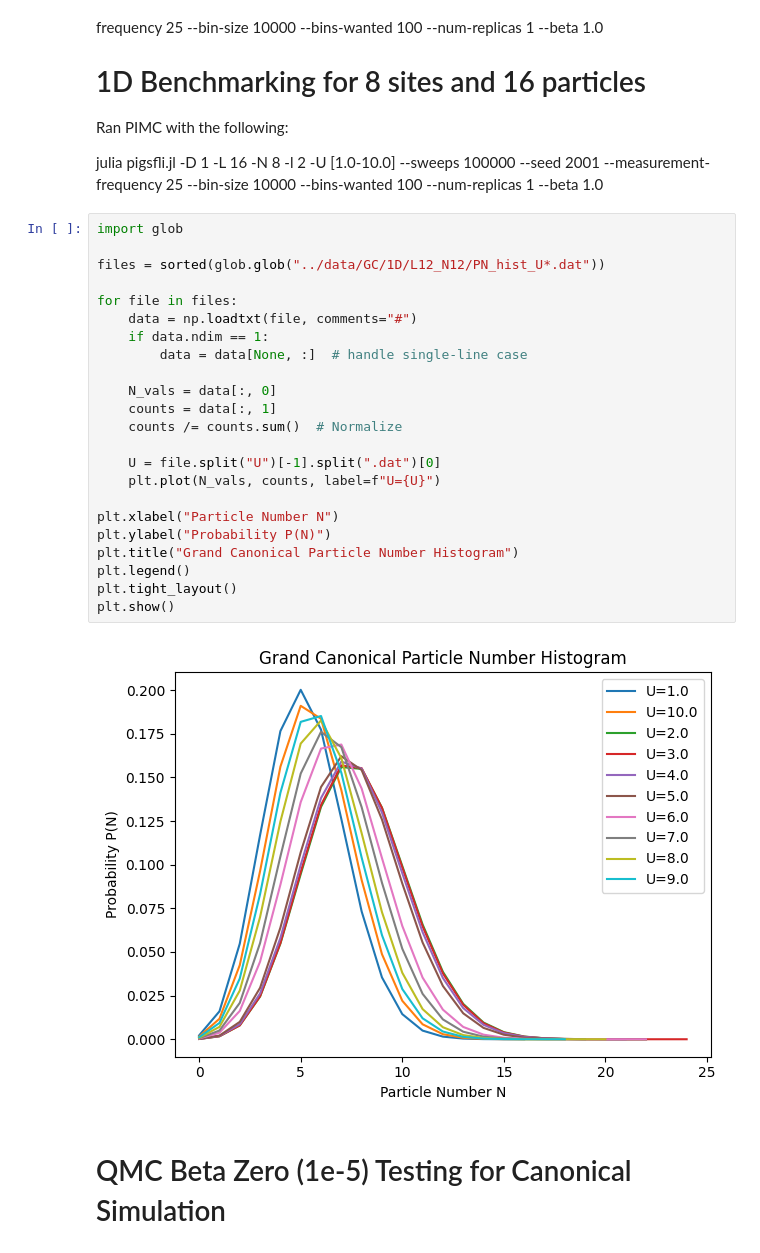
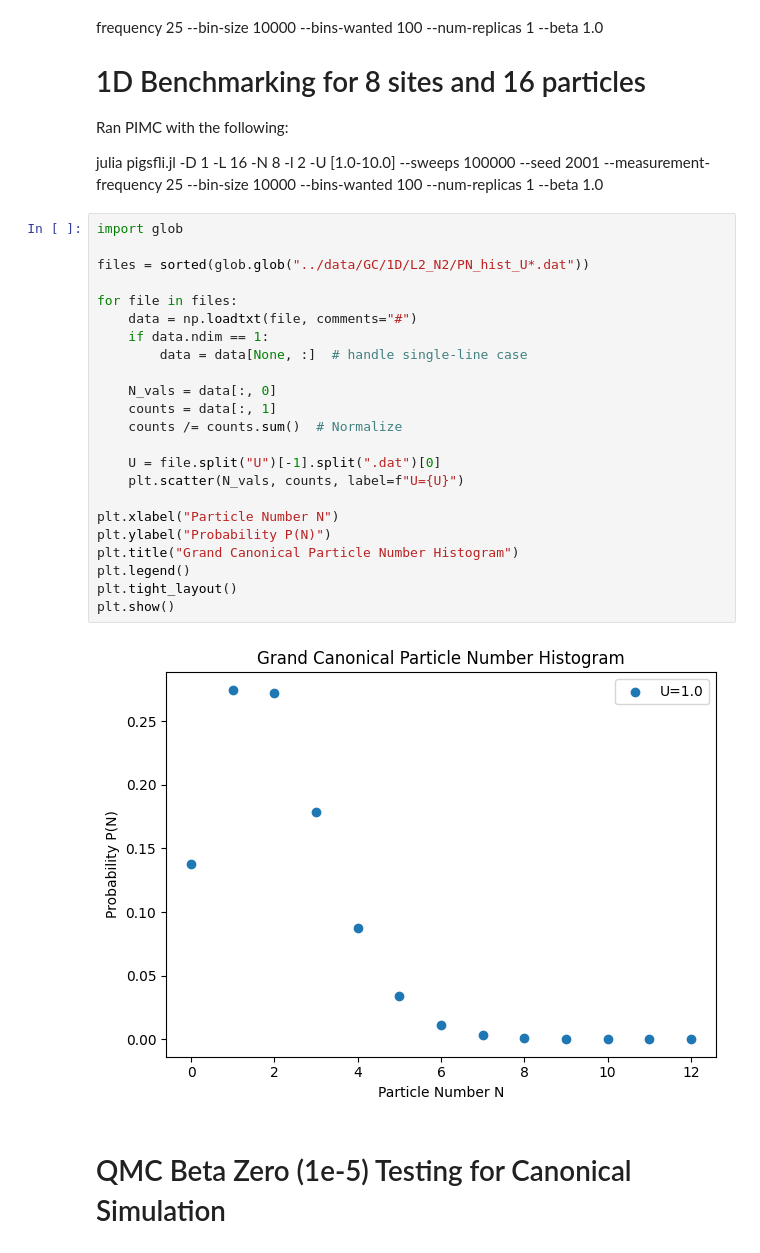
Before and after one commit to wmallah/BH_Gutzwiller_VMC, a Jupyter notebook: VMCBoseHubbard/analysis_scripts/benchmark.ipynb, the cells around one changed output. Cells and saved outputs as stored; diff of their text form.

```diff
--- a/VMCBoseHubbard/analysis_scripts/benchmark.ipynb
+++ b/VMCBoseHubbard/analysis_scripts/benchmark.ipynb
@@ -342,28 +343,28 @@ julia pigsfli.jl -D 1 -L 16 -N 8 -l 2 -U [1.0-10.0] --sweeps 100000 --seed 2001
 # %%
 import glob
 
-files = sorted(glob.glob("../data/GC/1D/L12_N12/PN_hist_U*.dat"))
+files = sorted(glob.glob("../data/GC/1D/L2_N2/PN_hist_U*.dat"))
 
 for file in files:
     data = np.loadtxt(file, comments="#")
     if data.ndim == 1:
         data = data[None, :]  # handle single-line case
 
     N_vals = data[:, 0]
     counts = data[:, 1]
     counts /= counts.sum()  # Normalize
 
     U = file.split("U")[-1].split(".dat")[0]
-    plt.plot(N_vals, counts, label=f"U={U}")
+    plt.scatter(N_vals, counts, label=f"U={U}")
 
 plt.xlabel("Particle Number N")
 plt.ylabel("Probability P(N)")
 plt.title("Grand Canonical Particle Number Histogram")
 plt.legend()
 plt.tight_layout()
 plt.show()
 # %% [output]
-[figure, old version]
+[figure, new version]
 # %% [markdown]
 # QMC Beta Zero (1e-5) Testing for Canonical Simulation
 # %%
```
Also changed, not shown: parts of 5 cells of this notebook, 5 other files.
